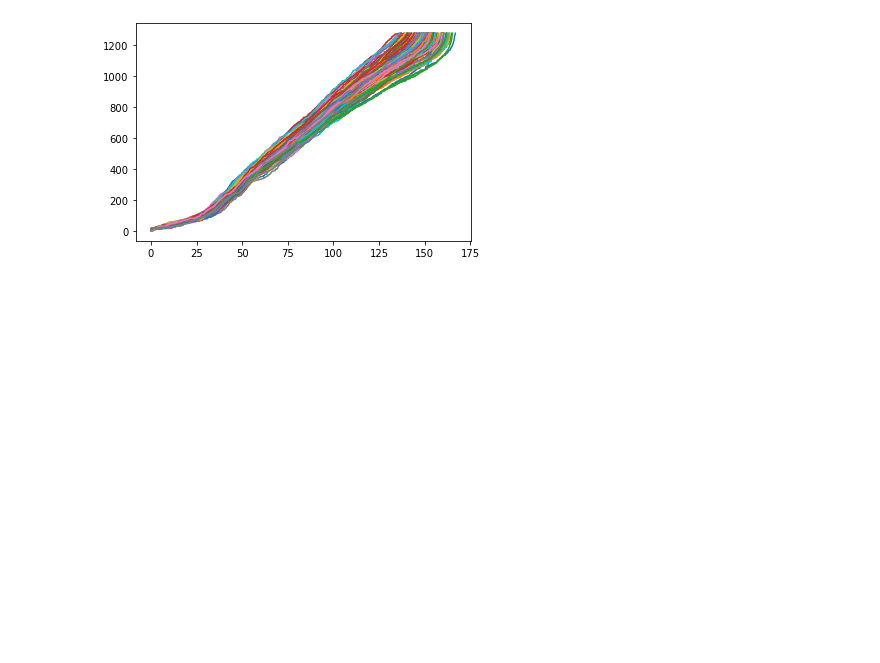
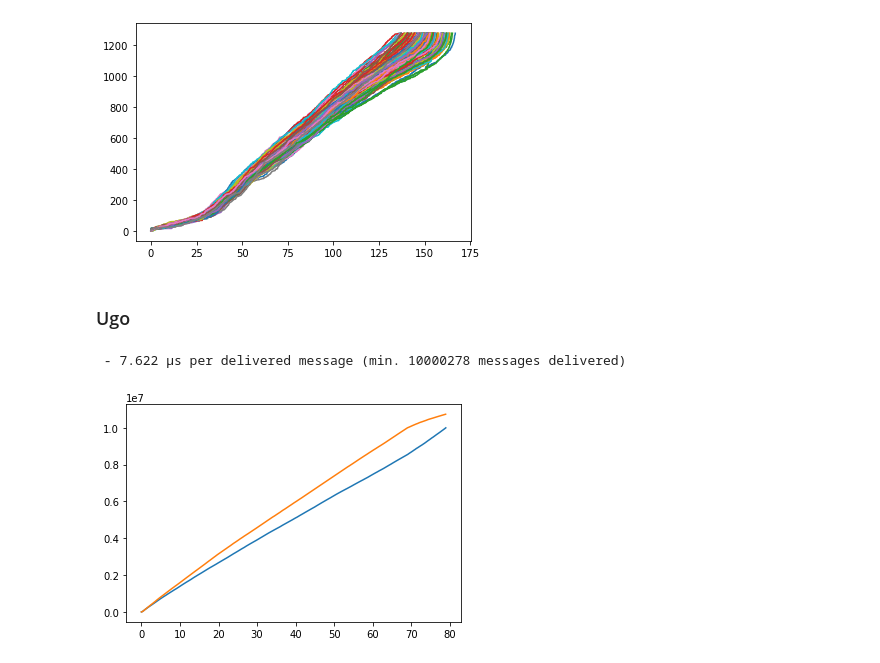
Before and after one commit to robinmamie/distributed-algorithms, a Jupyter notebook: timings.ipynb, the cells around one changed output. Cells and saved outputs as stored; diff of their text form; code cells hidden in the pictures; blank space fills up the shorter version.

```diff
--- a/timings.ipynb
+++ b/timings.ipynb
@@ -87,3 +87,12 @@ graph(128)
 # %% [output]
  - 118.1 ms per delivered message (min. 1280 messages delivered)
 [figure]
+# %% [markdown]
+### Ugo
+# %%
+#Process 1 finished broadcasting 10000000 messages in 78969 ms
+#Process 2 finished broadcasting 10000000 messages in 68953 ms
+graph(2)
+# %% [output]
+ - 7.622 µs per delivered message (min. 10000278 messages delivered)
+[figure, added]
```
Also changed, not shown: parts of 2 cells of this notebook.
